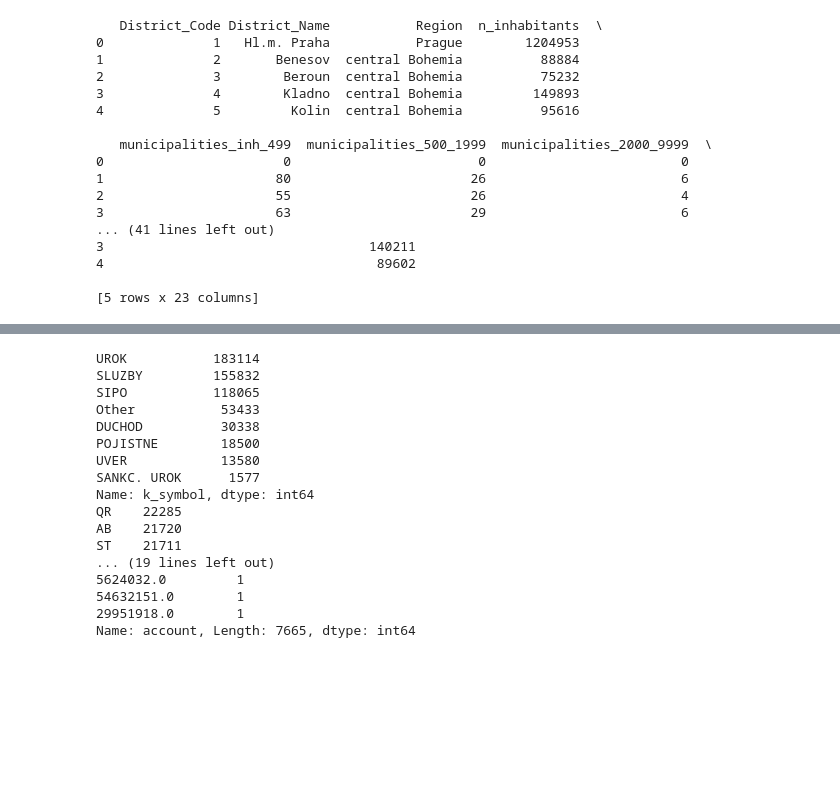
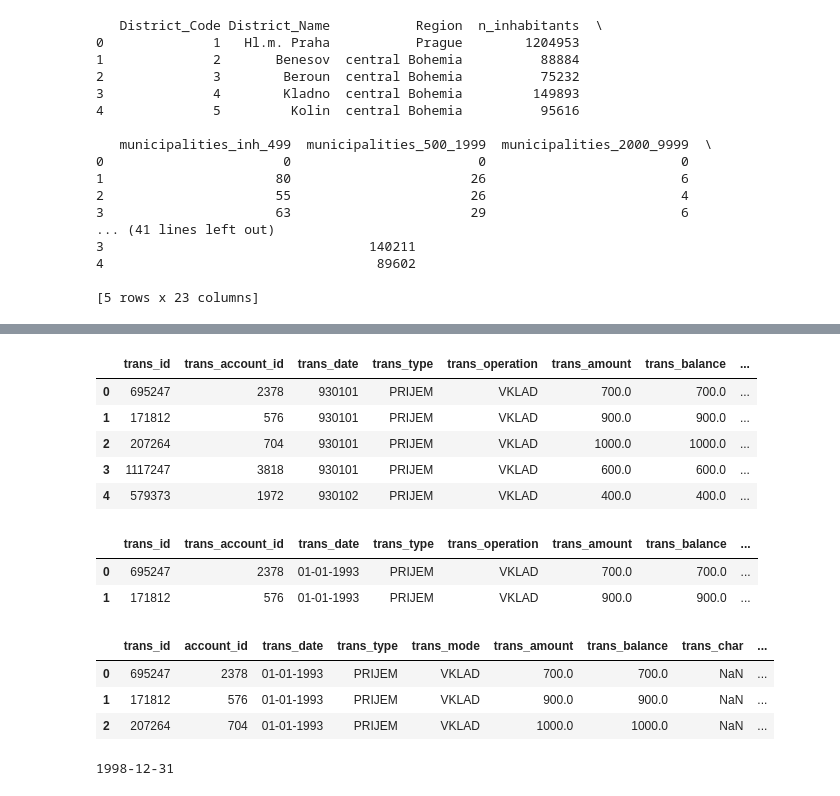
Before and after one commit to vinayrajagopalan7891/Descriptive-Analysis-Berka, a Jupyter notebook: Group_Project.ipynb, the cells around one changed output, grey strips where cells are left out. Saved outputs shown, nothing was run; the diff lists cells and outputs as text; code cells hidden in the pictures; blank space fills up the shorter version.

```diff
--- a/Group_Project.ipynb
+++ b/Group_Project.ipynb
@@ -352,18 +382,12 @@ Data columns (total 6 columns):
 # %%
 # Checking data
-print(trans.head())
+#print(trans.head())
 # Checking structure
-print(trans.info())
+#print(trans.info())
 #Rename Columns
 trans = renameColumn('trans', trans)
 # Checking missing columns
 print("The number of missing columns are: " +  str(trans.isna().sum().sum()))
-
-#Processing Date
-trans['trans_year'] = trans['trans_date'].astype(str).str[:2].astype(int)
-trans['trans_year'] = trans['trans_year'] + 1900
-trans['trans_month'] = trans['trans_date'].astype(str).str[2:4].astype(int)
-trans['trans_day'] = trans['trans_date'].astype(str).str[4:6].astype(int)
 
 emptyrows = checkEmpty(trans)
 #check na per column
@@ -372,9 +396,9 @@ for column in emptyrows:
     print(trans[column].isna().sum())
 
 # Checking empty columns
-for column in emptyrows:
-    print("the empty rows in " + column + " are: ")
-    print(trans.loc[emptyrows[column], column])
+#for column in emptyrows:
+#    print("the empty rows in " + column + " are: ")
+#    print(trans.loc[emptyrows[column], column])
 trans =  fillEmpty(trans, emptyrows)
-print(trans.head())
+#print(trans.head())
 # %% [output]
@@ -398,22 +422,9 @@ print(trans.head())
-# %%
-print(trans['k_symbol'].value_counts())
-print(trans['bank'].value_counts())
-print(trans['account'].value_counts())
-# %% [output]
-UROK           183114
-SLUZBY         155832
-SIPO           118065
-Other           53433
-DUCHOD          30338
-POJISTNE        18500
-UVER            13580
-SANKC. UROK      1577
-Name: k_symbol, dtype: int64
-QR    22285
-AB    21720
-ST    21711
-... (19 lines left out)
-5624032.0         1
-54632151.0        1
-29951918.0        1
-Name: account, Length: 7665, dtype: int64
+# %%
+trans.head()
+# %% [output]
+|  | trans_id | trans_account_id | trans_date | trans_type | trans_operation | trans_amount | trans_balance | ... |
+| 0 | 695247 | 2378 | 930101 | PRIJEM | VKLAD | 700.0 | 700.0 | ... |
+| 1 | 171812 | 576 | 930101 | PRIJEM | VKLAD | 900.0 | 900.0 | ... |
+| 2 | 207264 | 704 | 930101 | PRIJEM | VKLAD | 1000.0 | 1000.0 | ... |
+| 3 | 1117247 | 3818 | 930101 | PRIJEM | VKLAD | 600.0 | 600.0 | ... |
+| 4 | 579373 | 1972 | 930102 | PRIJEM | VKLAD | 400.0 | 400.0 | ... |
@@ -419,0 +457,6 @@ Name: account, Length: 7665, dtype: int64
+# %%
+trans.head(2)
+# %% [output]
+|  | trans_id | trans_account_id | trans_date | trans_type | trans_operation | trans_amount | trans_balance | ... |
+| 0 | 695247 | 2378 | 01-01-1993 | PRIJEM | VKLAD | 700.0 | 700.0 | ... |
+| 1 | 171812 | 576 | 01-01-1993 | PRIJEM | VKLAD | 900.0 | 900.0 | ... |
@@ -419,0 +474,22 @@ Name: account, Length: 7665, dtype: int64
+# %%
+trans.head(3)
+# %% [output]
+|  | trans_id | account_id | trans_date | trans_type | trans_mode | trans_amount | trans_balance | trans_char | ... |
+| 0 | 695247 | 2378 | 01-01-1993 | PRIJEM | VKLAD | 700.0 | 700.0 | NaN | ... |
+| 1 | 171812 | 576 | 01-01-1993 | PRIJEM | VKLAD | 900.0 | 900.0 | NaN | ... |
+| 2 | 207264 | 704 | 01-01-1993 | PRIJEM | VKLAD | 1000.0 | 1000.0 | NaN | ... |
+# %%
+# Calculating RECENCY of the transactions
+
+
+recency_df = trans.groupby(by='account_id', as_index=False)['date'].max()
+
+#naming extracted last_trans_date column
+recency_df.columns = ['account_id','last_trans_date']
+
+recent_date=recency_df.last_trans_date.max()
+
+
+print(recent_date)
+# %% [output]
+1998-12-31
```
Also changed, not shown: parts of 58 cells of this notebook.
